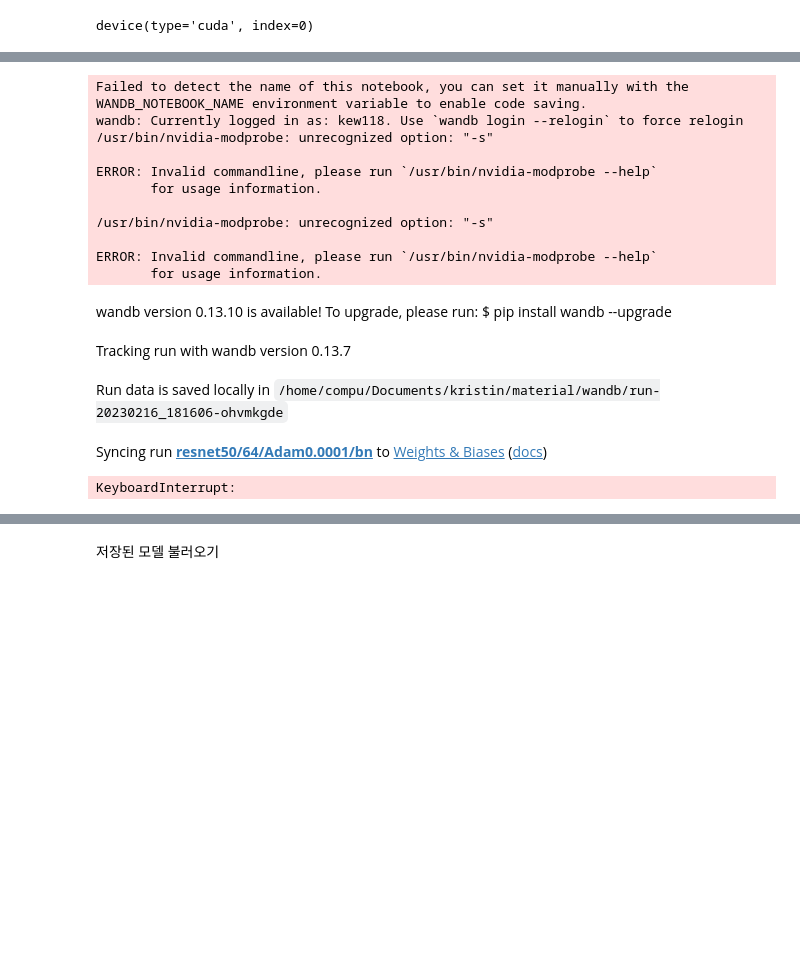
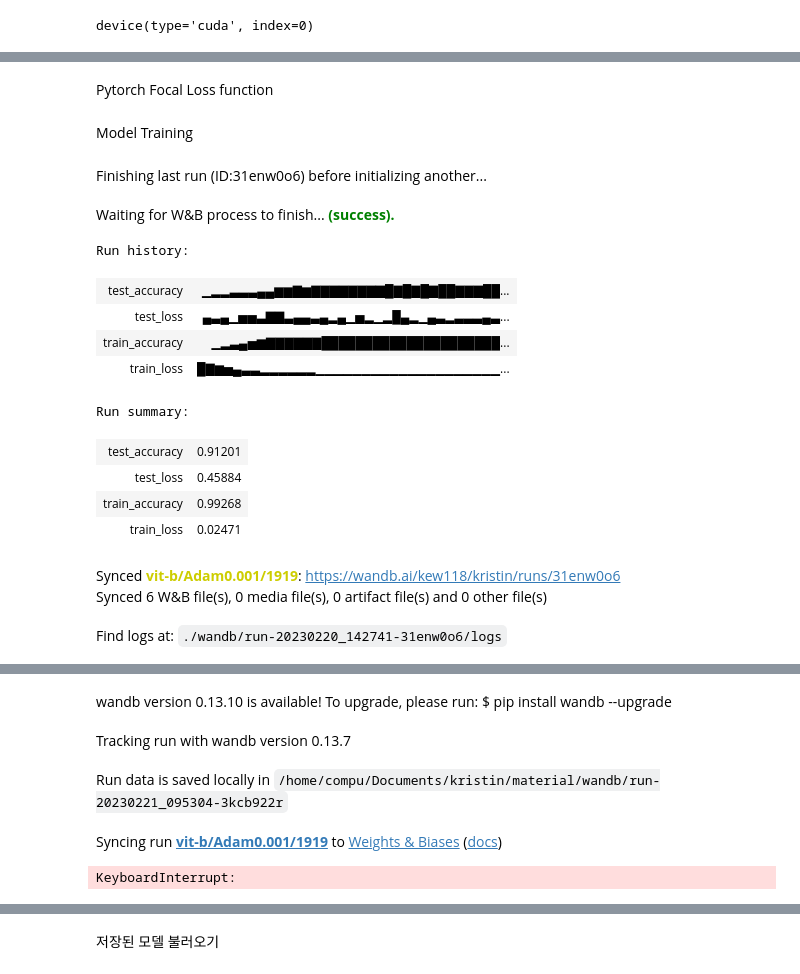
Before and after one commit to eunvvoo/kristin, a Jupyter notebook: material/model_material.ipynb, the cells around one changed output, grey strips where cells are left out. Cells and saved outputs as stored; diff of their text form; code cells hidden in the pictures; blank space fills up the shorter version.

```diff
--- a/material/model_material.ipynb
+++ b/material/model_material.ipynb
@@ -64,6 +71,6 @@ device(type='cuda', index=0)
 # %%
 transforms_train = transforms.Compose([
-    transforms.Resize((128, 128)),
+    transforms.Resize((224, 224)),
     transforms.RandomHorizontalFlip(p=0.5),
     transforms.RandomVerticalFlip(p=0.5),
     transforms.ToTensor(),
@@ -90,8 +97,8 @@ testset = MyDataset(dir='/home/compu/Documents/exports/material_merge/test/',
                     image_ids='/home/compu/Documents/exports/newfile_material_merge.json',
                     transforms=transforms_test)
 
-train_loader = DataLoader(trainset, batch_size=32, num_workers=8)
-test_loader = DataLoader(testset, batch_size=32, num_workers=8)
+train_loader = DataLoader(trainset, batch_size=16, num_workers=8)
+test_loader = DataLoader(testset, batch_size=16, num_workers=8)
 
 print('학습 데이터셋 크기:', len(trainset))
 print('테스트 데이터셋 크기:', len(testset))
@@ -151,7 +162,7 @@ class EarlyStopping:
 class MyModel(nn.Module):
     def __init__(self) -> None:
         super().__init__()
-        self.model = models.resnet50(True)
+        self.model = models.vit_b_16(True)
         self.classifier = nn.Linear(1000, 4)
 
     def forward(self, x):
@@ -209,3 +210,5 @@ classifier.bias True
+# %% [markdown]
+Pytorch Focal Loss function
 # %%
 def focal_binary_cross_entropy(logits, targets, gamma=2):
     num_label = 4
@@ -217,8 +220,10 @@ def focal_binary_cross_entropy(logits, targets, gamma=2):
     loss = logp*((1-p)**gamma)
     loss = num_label*loss.mean()
     return loss
+# %% [markdown]
+Model Training
 # %%
-optimizer = torch.optim.Adam(model.parameters(), lr=0.001)
+optimizer = torch.optim.Adam(model.parameters(), lr=0.0001)
 #criterion = focal_binary_cross_entropy
 criterion = nn.MultiLabelSoftMarginLoss()
 num_epochs = 100
@@ -227,7 +232,7 @@ train_acc = 0
 test_loss = 0
 test_acc = 0
 
-wandb.init(project="kristin", name="resnet50/32/Adam0.001/bn")
+wandb.init(project="kristin", name="vit-b/Adam0.001/1919")
 wandb.watch(model, criterion, log='all', log_freq=10)
 
 
@@ -258,47 +263,46 @@ for epoch in range(num_epochs):
     train_loss /= len(train_loader)
     train_acc /= len(train_loader)
 
     model.eval()
 
     for i, (images, targets) in enumerate(test_loader):
         images2 = images.to(device)
         targets2 = targets.to(device)
 
         outputs2 = model(images2)
         loss2 = criterion(outputs2, targets2)
 
         test_loss += loss2.item()
         outputs2 = (outputs2 > 0.5).float()
         acc = (outputs2 == targets2).float().mean()
         test_acc += acc
 
     test_loss /= len(test_loader)
     test_acc /= len(test_loader)
 
     metrics = {"train_loss": train_loss,
                 "train_accuracy": train_acc,
                 "test_loss": test_loss,
                 "test_accuracy": test_acc}
-
+    print("[" + epoch + "/" + num_epochs + "]")
     wandb.log(metrics)
     # early_stopping(loss.item(), model) # 수렴 earlystop 체크
 
     # if early_stopping.early_stop: # 조건 만족 시 조기 종료
     #     break
 # %% [output]
-Failed to detect the name of this notebook, you can set it manually with the WANDB_NOTEBOOK_NAME environment variable to enable code saving.
-wandb: Currently logged in as: kew118. Use `wandb login --relogin` to force relogin
-/usr/bin/nvidia-modprobe: unrecognized option: "-s"
-
-ERROR: Invalid commandline, please run `/usr/bin/nvidia-modprobe --help`
-       for usage information.
-
-/usr/bin/nvidia-modprobe: unrecognized option: "-s"
-
-ERROR: Invalid commandline, please run `/usr/bin/nvidia-modprobe --help`
-       for usage information.
-wandb version 0.13.10 is available! To upgrade, please run: $ pip install wandb --upgrade
+Finishing last run (ID:31enw0o6) before initializing another...
-Tracking run with wandb version 0.13.7
+Waiting for W&B process to finish... (success).
+Run history:
+| test_accuracy | ▁▂▂▃▃▃▄▄▆▆▇▆▇▇▇▇▇▇▇▇█▇█▇█▇██▇▇▇██... |
+| test_loss | ▄▃▄▁▅▅▃▇▇▃▄▄▃▄▂▄▁▅▂▁▂█▄▂▁▄▃▂▃▃▃▄▃... |
+| train_accuracy | ▁▂▃▄▅▆▇▇▇▇▇▇█████████████████████... |
+| train_loss | █▇▆▅▄▃▃▂▂▂▂▂▂▁▁▁▁▁▁▁▁▁▁▁▁▁▁▁▁▁▁▁▁... |
+Run summary:
+| test_accuracy | 0.91201 |
+| test_loss | 0.45884 |
+| train_accuracy | 0.99268 |
+| train_loss | 0.02471 |
-Run data is saved locally in /home/compu/Documents/kristin/material/wandb/run-20230216_181606-ohvmkgde
+Synced vit-b/Adam0.001/1919: https://wandb.ai/kew118/kristin/runs/31enw0o6
+Synced 6 W&B file(s), 0 media file(s), 0 artifact file(s) and 0 other file(s)
-Syncing run resnet50/64/Adam0.0001/bn to Weights & Biases (docs)
+Find logs at: ./wandb/run-20230220_142741-31enw0o6/logs
-KeyboardInterrupt:
@@ -305,2 +310,7 @@ KeyboardInterrupt:
+wandb version 0.13.10 is available! To upgrade, please run: $ pip install wandb --upgrade
+Tracking run with wandb version 0.13.7
+Run data is saved locally in /home/compu/Documents/kristin/material/wandb/run-20230221_095304-3kcb922r
+Syncing run vit-b/Adam0.001/1919 to Weights & Biases (docs)
+KeyboardInterrupt:
 # %%
 model.eval()
```
Also changed, not shown: parts of 29 cells of this notebook, 3 other files.
